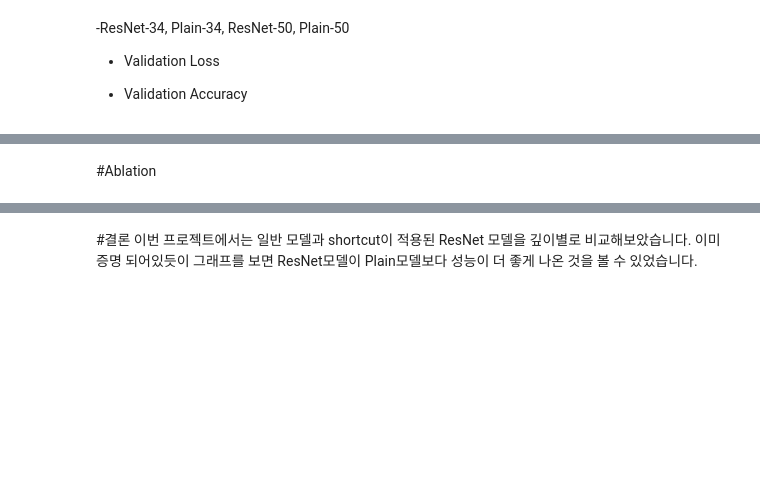
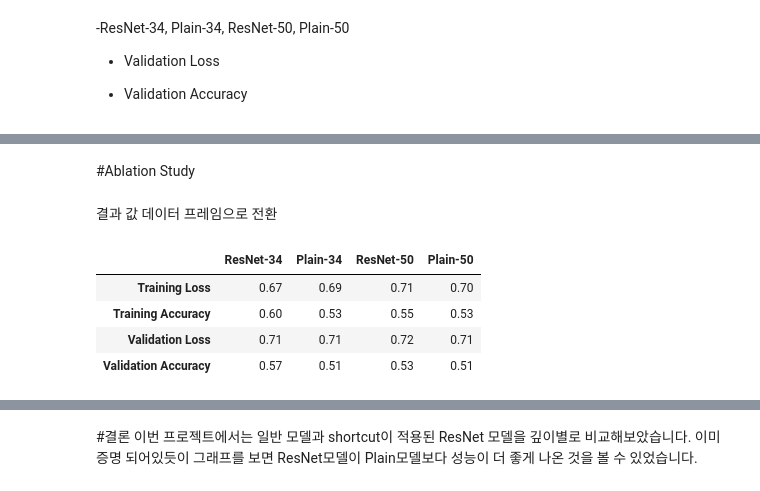
Before and after one commit to Jingut/GoingDeeper, a Jupyter notebook: GD1_Project_ResNet_Ablation_Study.ipynb, the cells around one changed output, grey strips where cells are left out. Cells and saved outputs as stored; diff of their text form; code cells hidden in the pictures; blank space fills up the shorter version.

```diff
--- a/GD1_Project_ResNet_Ablation_Study.ipynb
+++ b/GD1_Project_ResNet_Ablation_Study.ipynb
@@ -697,2 +697,43 @@ plt.show()
 # %% [markdown]
-#Ablation
+#Ablation Study
+# %% [markdown]
+결과 값 데이터 프레임으로 전환
+# %%
+# ResNet, Plain 학습 결과 평균값을 딕셔너리로 저장
+import pandas as pd
+model_result = {
+    'ResNet-34': [
+        round(np.array(history_resnet_34.history['loss']).mean(), 2),
+        round(np.array(history_resnet_34.history['accuracy']).mean(), 2),
+        round(np.array(history_resnet_34.history['val_loss']).mean(), 2),
+        round(np.array(history_resnet_34.history['val_accuracy']).mean(), 2)
+    ],
+    'Plain-34': [
+        round(np.array(history_plain_34.history['loss']).mean(), 2),
+        round(np.array(history_plain_34.history['accuracy']).mean(), 2),
+        round(np.array(history_plain_34.history['val_loss']).mean(), 2),
+        round(np.array(history_plain_34.history['val_accuracy']).mean(), 2)
+    ],
+    'ResNet-50': [
+        round(np.array(history_resnet_50.history['loss']).mean(), 2),
+        round(np.array(history_resnet_50.history['accuracy']).mean(), 2),
+        round(np.array(history_resnet_50.history['val_loss']).mean(), 2),
+        round(np.array(history_resnet_50.history['val_accuracy']).mean(), 2)
+    ],
+    'Plain-50': [
+        round(np.array(history_plain_50.history['loss']).mean(), 2),
+        round(np.array(history_plain_50.history['accuracy']).mean(), 2),
+        round(np.array(history_plain_50.history['val_loss']).mean(), 2),
+        round(np.array(history_plain_50.history['val_accuracy']).mean(), 2)
+    ],
+}
+
+# 데이터 프레임 생성
+df_model_result = pd.DataFrame(model_result, index=['Training Loss', 'Training Accuracy', 'Validation Loss', 'Validation Accuracy'])
+df_model_result
+# %% [output]
+|  | ResNet-34 | Plain-34 | ResNet-50 | Plain-50 |
+| Training Loss | 0.67 | 0.69 | 0.71 | 0.70 |
+| Training Accuracy | 0.60 | 0.53 | 0.55 | 0.53 |
+| Validation Loss | 0.71 | 0.71 | 0.72 | 0.71 |
+| Validation Accuracy | 0.57 | 0.51 | 0.53 | 0.51 |
```
Also changed, not shown: parts of 17 cells of this notebook.
